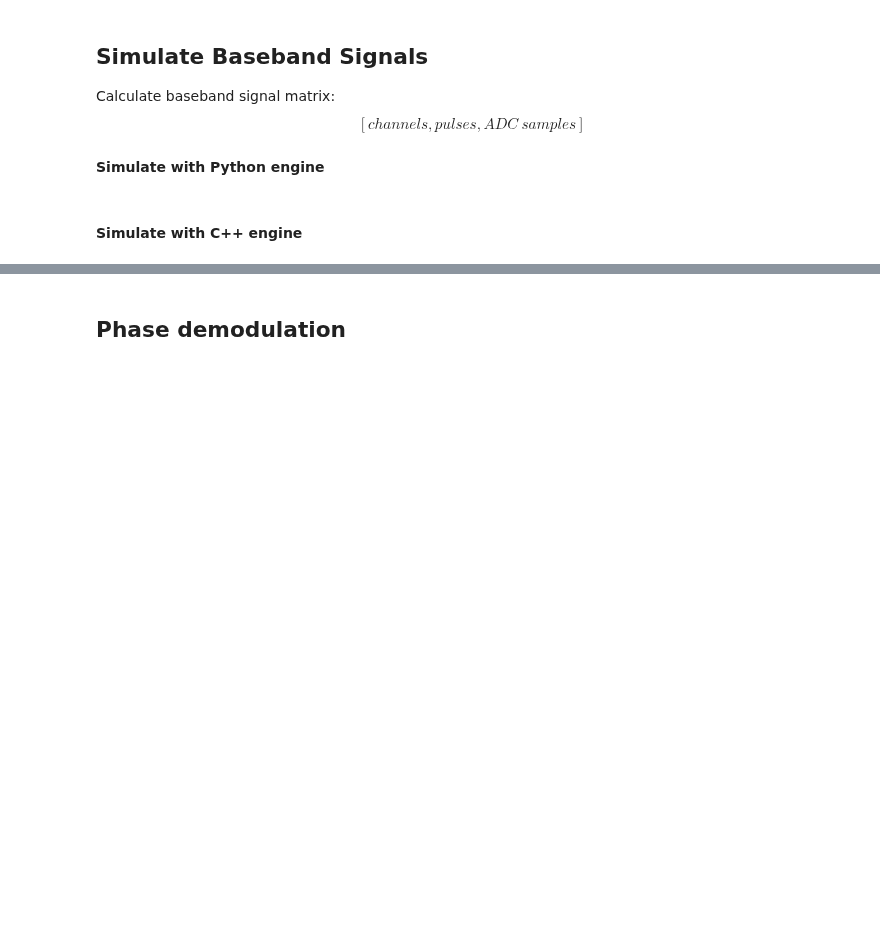
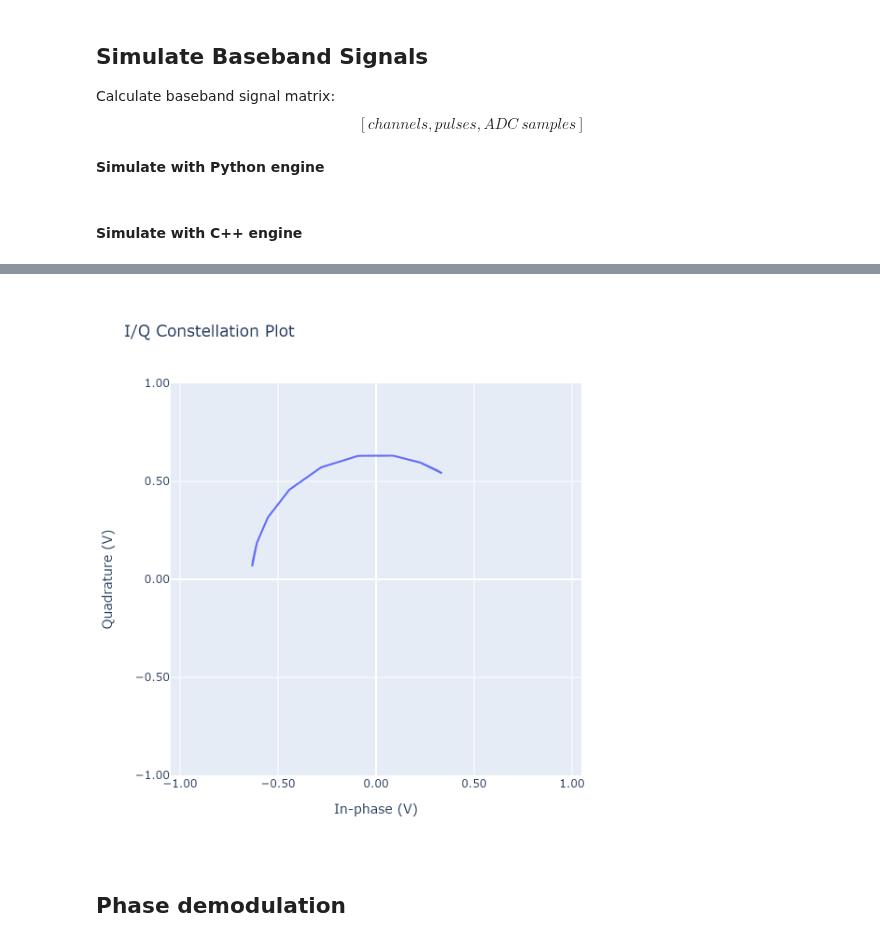
Before and after one commit to radarsimx/radarsimnb, a Jupyter notebook: notebooks/doppler_radar.ipynb, the cells around one changed output, grey strips where cells are left out. Saved outputs shown, nothing was run; the diff lists cells and outputs as text; code cells hidden in the pictures; blank space fills up the shorter version.

```diff
--- a/notebooks/doppler_radar.ipynb
+++ b/notebooks/doppler_radar.ipynb
@@ -136,5 +135,6 @@ layout = go.Layout(
 )
 
 fig = go.Figure(data, layout=layout)
-iplot(fig)
+# iplot(fig)
+Image(fig.to_image(format='png', scale=2), retina=True)
 # %% [output]
@@ -142,3 +141,4 @@ iplot(fig)
+[figure, added]
 # %% [markdown]
 ## Phase demodulation
 # %%
```
Also changed, not shown: parts of 5 cells of this notebook, 13 other files.
